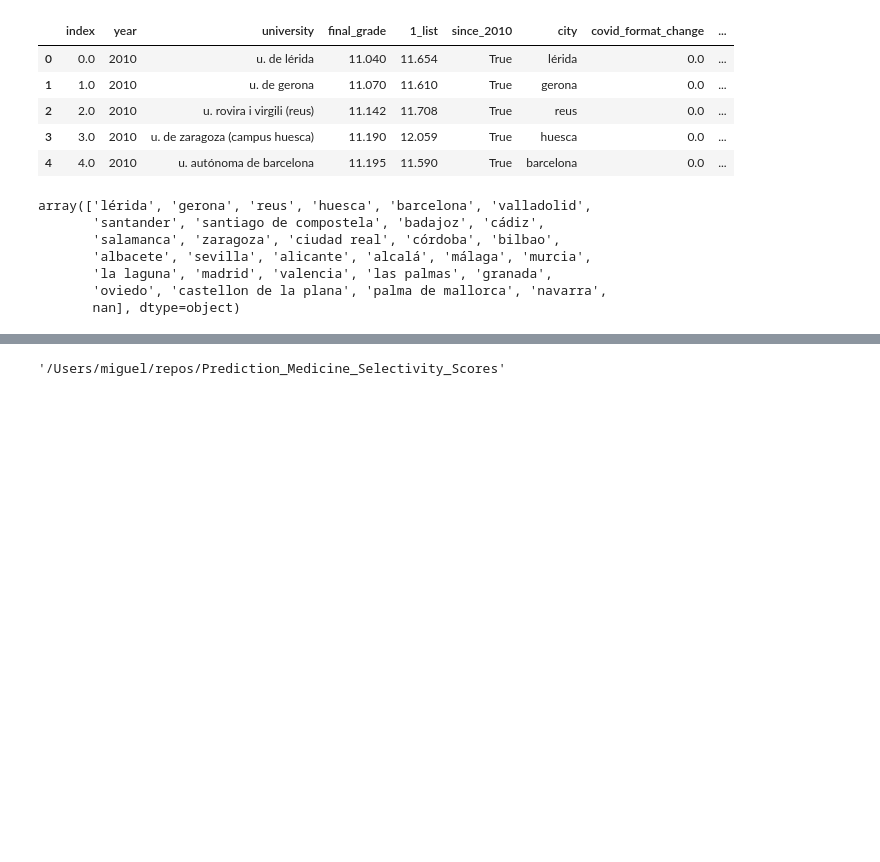
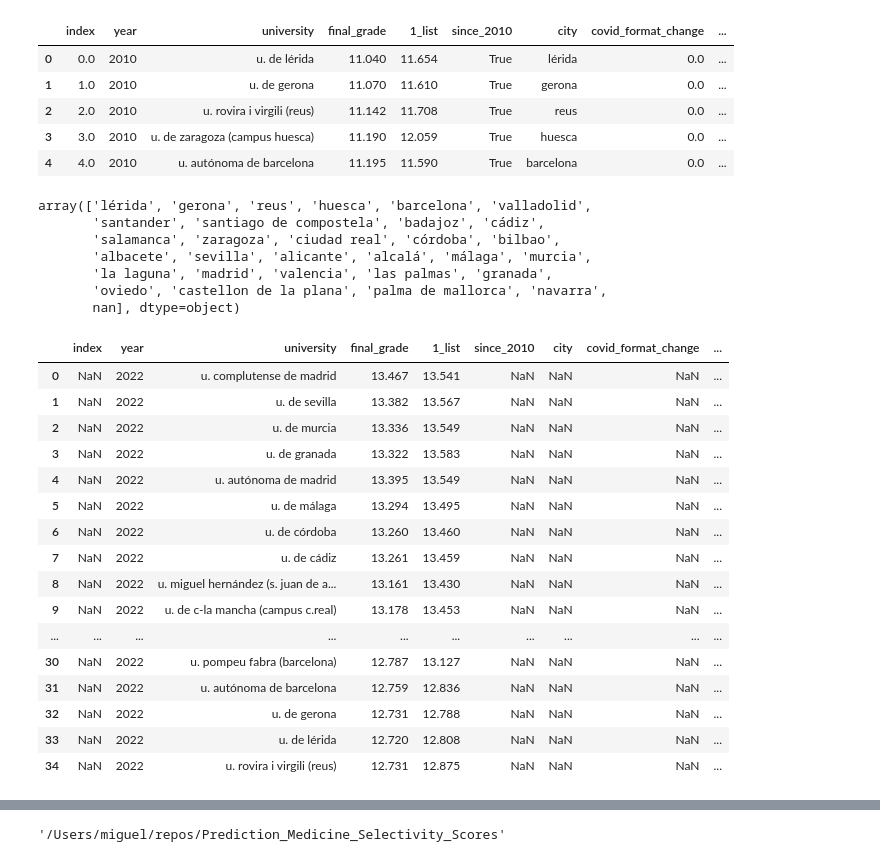
Before and after one commit to MiguelMonederoRubio/MasterDataScience_FinalProject_TFM, a Jupyter notebook: Prediction_Medicine_Selectivity_Scores.ipynb, the cells around one changed output, grey strips where cells are left out. Saved outputs shown, nothing was run; the diff lists cells and outputs as text; code cells hidden in the pictures; blank space fills up the shorter version.

```diff
--- a/Prediction_Medicine_Selectivity_Scores.ipynb
+++ b/Prediction_Medicine_Selectivity_Scores.ipynb
@@ -836,6 +836,26 @@ dfs_unified['CCAA'] = np.where(dfs_unified['city'].isin(['valencia', 'castellon
 dfs_unified['CCAA'] = np.where(dfs_unified['city'].isin(['oviedo']), 'Principado de Asturias', dfs_unified['CCAA'])
 dfs_unified['CCAA'] = np.where(dfs_unified['city'].isin(['palma de mallorca']), 'Illes Balears', dfs_unified['CCAA'])
 dfs_unified['CCAA'] = np.where(dfs_unified['city'].isin(['navarra']), 'Comunidad Foral de Navarra', dfs_unified['CCAA'])
+# %%
+dfs_unified[dfs_unified['CCAA'] == '']
+# %% [output]
+|  | index | year | university | final_grade | 1_list | since_2010 | city | covid_format_change | ... |
+| 0 | NaN | 2022 | u. complutense de madrid | 13.467 | 13.541 | NaN | NaN | NaN | ... |
+| 1 | NaN | 2022 | u. de sevilla | 13.382 | 13.567 | NaN | NaN | NaN | ... |
+| 2 | NaN | 2022 | u. de murcia | 13.336 | 13.549 | NaN | NaN | NaN | ... |
+| 3 | NaN | 2022 | u. de granada | 13.322 | 13.583 | NaN | NaN | NaN | ... |
+| 4 | NaN | 2022 | u. autónoma de madrid | 13.395 | 13.549 | NaN | NaN | NaN | ... |
+| 5 | NaN | 2022 | u. de málaga | 13.294 | 13.495 | NaN | NaN | NaN | ... |
+| 6 | NaN | 2022 | u. de córdoba | 13.260 | 13.460 | NaN | NaN | NaN | ... |
+| 7 | NaN | 2022 | u. de cádiz | 13.261 | 13.459 | NaN | NaN | NaN | ... |
+| 8 | NaN | 2022 | u. miguel hernández (s. juan de a... | 13.161 | 13.430 | NaN | NaN | NaN | ... |
+| 9 | NaN | 2022 | u. de c-la mancha (campus c.real) | 13.178 | 13.453 | NaN | NaN | NaN | ... |
+| ... | ... | ... | ... | ... | ... | ... | ... | ... | ... |
+| 30 | NaN | 2022 | u. pompeu fabra (barcelona) | 12.787 | 13.127 | NaN | NaN | NaN | ... |
+| 31 | NaN | 2022 | u. autónoma de barcelona | 12.759 | 12.836 | NaN | NaN | NaN | ... |
+| 32 | NaN | 2022 | u. de gerona | 12.731 | 12.788 | NaN | NaN | NaN | ... |
+| 33 | NaN | 2022 | u. de lérida | 12.720 | 12.808 | NaN | NaN | NaN | ... |
+| 34 | NaN | 2022 | u. rovira i virgili (reus) | 12.731 | 12.875 | NaN | NaN | NaN | ... |
 # %%
 dfs_unified['acom_code'] = ''
 dfs_unified['acom_code'] = np.where(dfs_unified['CCAA'] == 'Aragón', '02', dfs_unified['acom_code'])
```
Also changed, not shown: parts of 4 cells of this notebook, 1 other file.
